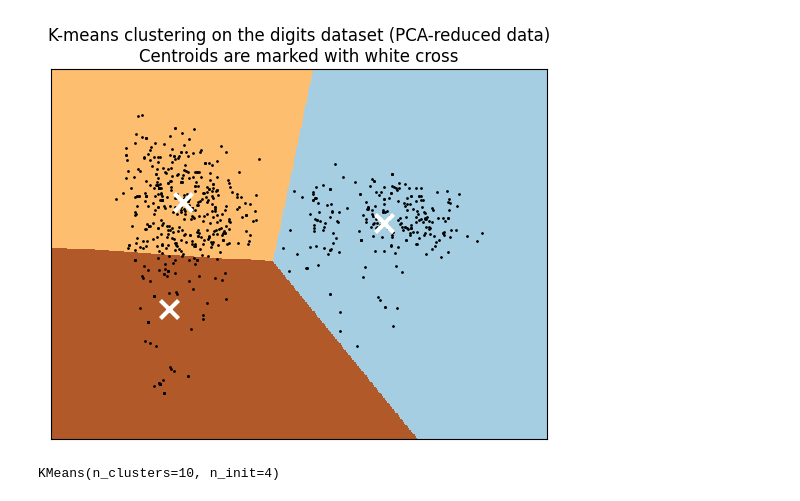
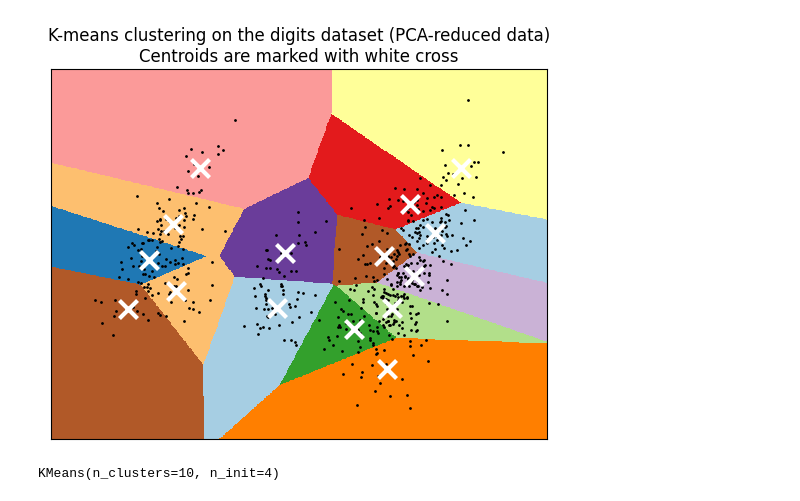
Before and after one commit to antoineChancel/ramdam, a Jupyter notebook: notebooks/01_cluster_bert.ipynb, the cells around one changed output. Saved outputs shown, nothing was run; the diff lists cells and outputs as text; code cells hidden in the pictures.

```diff
--- a/notebooks/01_cluster_bert.ipynb
+++ b/notebooks/01_cluster_bert.ipynb
@@ -2,7 +2,7 @@
 import numpy
 from sklearn.decomposition import PCA
 # %%
-data = numpy.genfromtxt("embed.csv", delimiter=',')
+data = numpy.genfromtxt("embed_bert.csv", delimiter=',')
 data = data[1:,1:] # remove header and key
 data
 # %% [output]
@@ -48,7 +48,7 @@ from sklearn.cluster import KMeans
 import matplotlib.pyplot as plt
 
 reduced_data = PCA(n_components=2).fit_transform(data)
-kmeans = KMeans(init="k-means++", n_clusters=3, n_init=4)
+kmeans = KMeans(init="k-means++", n_clusters=15)
 kmeans.fit(reduced_data)
 
 # Step size of the mesh. Decrease to increase the quality of the VQ.
@@ -70,33 +70,33 @@ plt.imshow(
     Z,
     interpolation="nearest",
     extent=(xx.min(), xx.max(), yy.min(), yy.max()),
     cmap=plt.cm.Paired,
     aspect="auto",
     origin="lower",
 )
 
 plt.plot(reduced_data[:, 0], reduced_data[:, 1], "k.", markersize=2)
 # Plot the centroids as a white X
 centroids = kmeans.cluster_centers_
 plt.scatter(
     centroids[:, 0],
     centroids[:, 1],
     marker="x",
     s=169,
     linewidths=3,
     color="w",
     zorder=10,
 )
 plt.title(
     "K-means clustering on the digits dataset (PCA-reduced data)\n"
     "Centroids are marked with white cross"
 )
 plt.xlim(x_min, x_max)
 plt.ylim(y_min, y_max)
 plt.xticks(())
 plt.yticks(())
 plt.show()
 # %% [output]
-[figure, old version]
+[figure, new version]
 # %%
 import pandas
```
Also changed, not shown: parts of 6 cells of this notebook, 8 other files.
